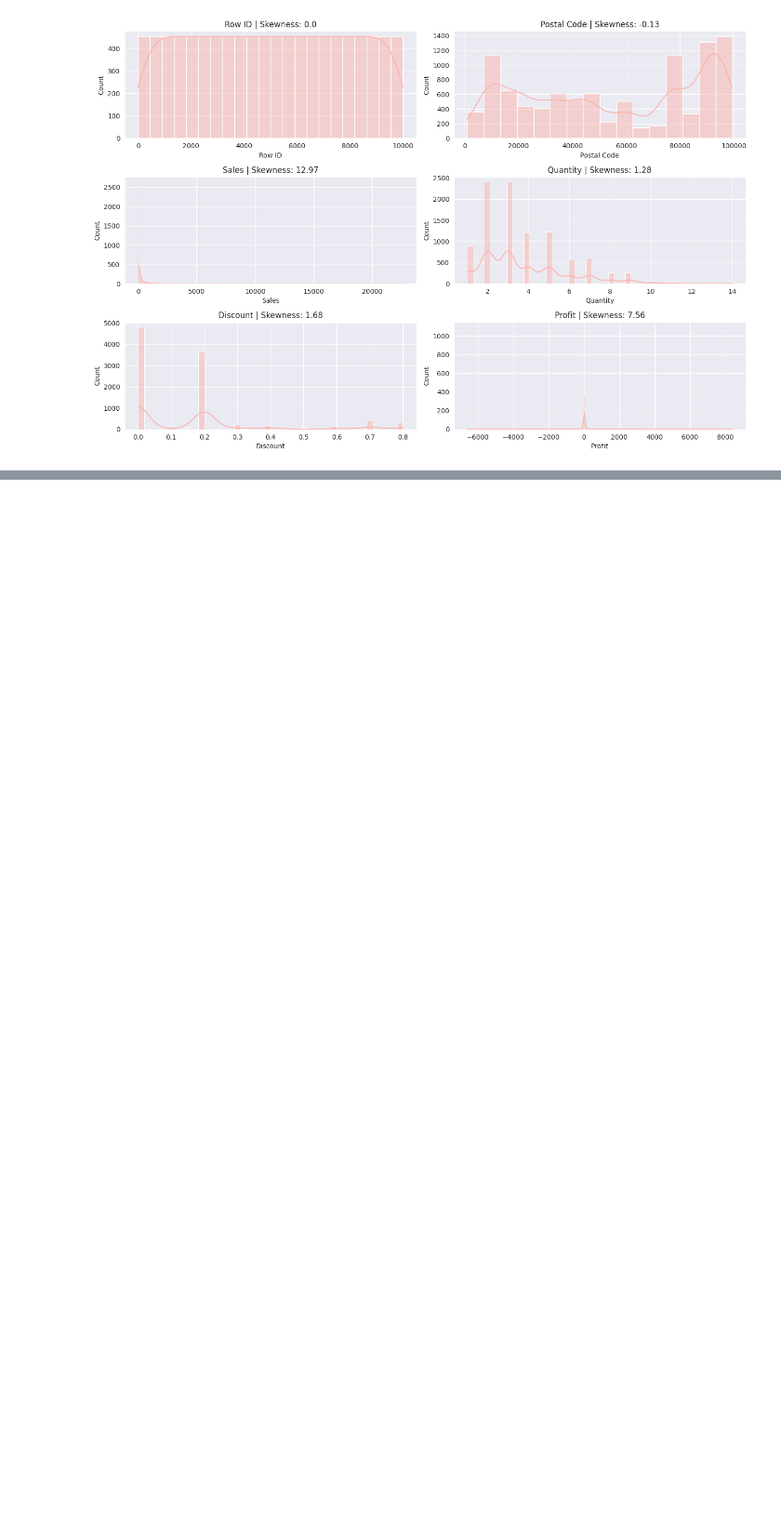
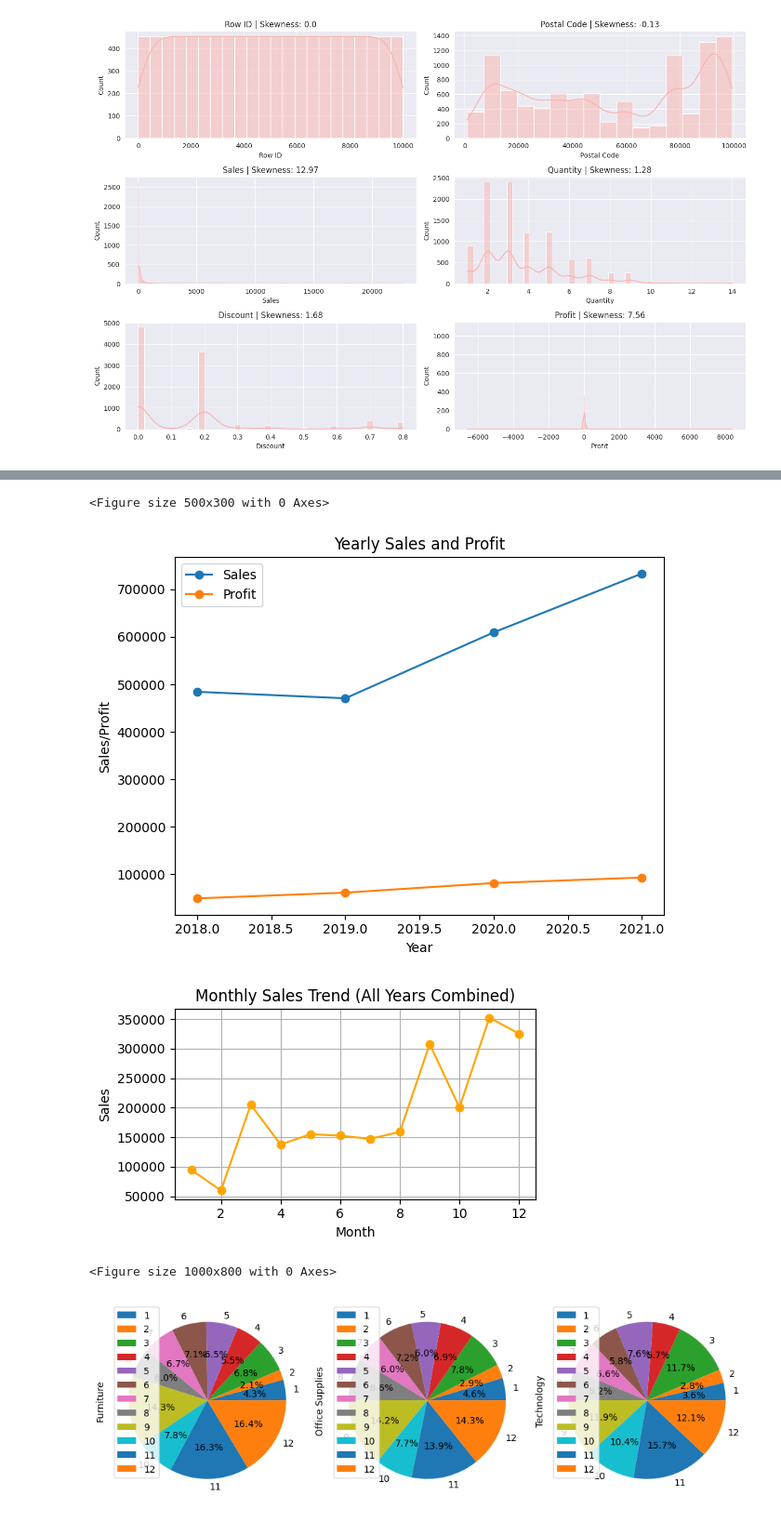
Before and after one commit to chaudharydhruv/Tops-Tech, a Jupyter notebook: Python/project/Eda_project.ipynb, the cells around one changed output, grey strips where cells are left out. Shown at 93% size. Saved outputs shown, nothing was run; the diff lists cells and outputs as text; code cells hidden in the pictures; blank space fills up the shorter version.

```diff
--- a/Python/project/Eda_project.ipynb
+++ b/Python/project/Eda_project.ipynb
@@ -103,3 +258,49 @@ plt.show()
+# %%
+# Time-Based Trends
+
+# Convert date column and extract Year and Month
+df['Order Date'] = pd.to_datetime(df['Order Date'], dayfirst=True)
+df['Year'] = df['Order Date'].dt.year
+df['Month'] = df['Order Date'].dt.month
+
+# Yearly Sales and Profit
+yearly_data = df.groupby('Year')[['Sales', 'Profit']].sum()
+
+#  Monthly Sales Trends
+monthly_sales = df.groupby('Month')['Sales'].sum()
+
+# Sales by Month and Category
+monthly_category_sales = df.groupby(['Month', 'Category'])['Sales'].sum().unstack().fillna(0)
+
+# Plot  Yearly Sales and Profit
+plt.figure(figsize=(5, 3))
+yearly_data.plot(kind="line",marker='o')
+plt.title("Yearly Sales and Profit")
+plt.ylabel("Sales/Profit")
+plt.tight_layout()
+plt.show()
+
+# Plot Monthly Sales Trends
+plt.figure(figsize=(5, 3))
+monthly_sales.plot(kind="line", marker='o', color="orange")
+plt.title("Monthly Sales Trend (All Years Combined)")
+plt.xlabel("Month")
+plt.ylabel("Sales")
+plt.grid(True)
+plt.tight_layout()
+plt.show()
+
+# Plot pie of Sales by Month and Category
+plt.figure(figsize=(10, 8))
+monthly_category_sales.plot(kind="pie", subplots=True, figsize=(10, 8), autopct='%1.1f%%')
+plt.tight_layout()
+plt.show()
+# %% [output]
+<Figure size 500x300 with 0 Axes>
+[figure, added]
+[figure, added]
+<Figure size 1000x800 with 0 Axes>
+[figure, added]
 # %%
 # most sales in Region pie chart
 plt.figure(figsize=(8,4))
```
Also changed, not shown: parts of 5 cells of this notebook.
